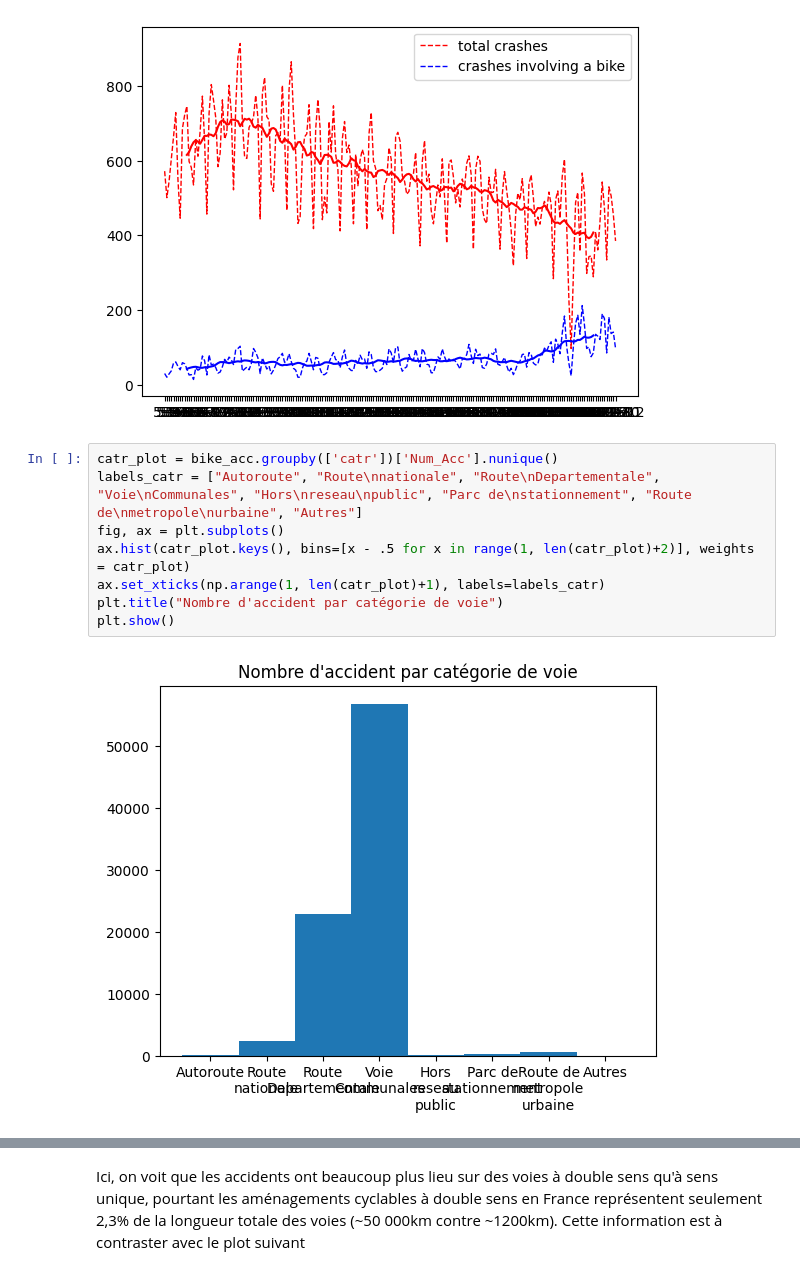
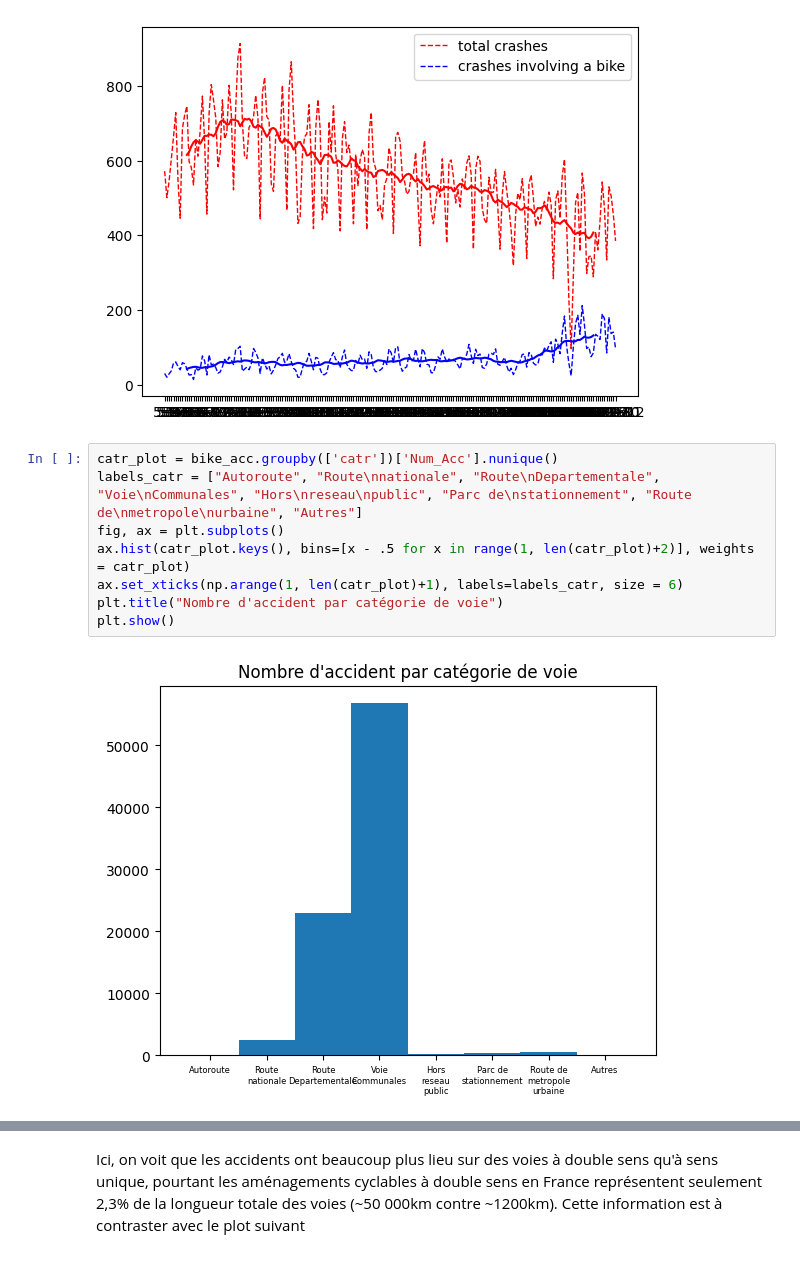
Before and after one commit to gauthgoth/Challenge---Etudes-de-Cas, a Jupyter notebook: data_vis_alex.ipynb, the cells around one changed output, grey strips where cells are left out. Drawn from its saved outputs; the diff is of its cells as text.

```diff
--- a/data_vis_alex.ipynb
+++ b/data_vis_alex.ipynb
@@ -98,13 +98,13 @@ display.Image("./crashes_paris.png")
 # %%
 catr_plot = bike_acc.groupby(['catr'])['Num_Acc'].nunique()
 labels_catr = ["Autoroute", "Route\nnationale", "Route\nDepartementale", "Voie\nCommunales", "Hors\nreseau\npublic", "Parc de\nstationnement", "Route de\nmetropole\nurbaine", "Autres"]
 fig, ax = plt.subplots()
 ax.hist(catr_plot.keys(), bins=[x - .5 for x in range(1, len(catr_plot)+2)], weights = catr_plot)
-ax.set_xticks(np.arange(1, len(catr_plot)+1), labels=labels_catr)
+ax.set_xticks(np.arange(1, len(catr_plot)+1), labels=labels_catr, size = 6)
 plt.title("Nombre d'accident par catégorie de voie")
 plt.show()
 # %% [output]
-[figure, old version]
+[figure, new version]
 # %%
 circ_plot = bike_acc.groupby(['circ'])['Num_Acc'].nunique()
 labels_circ = ["Non\nrenseigne", "Sens\nunique", "Bidirectionnelle", "Chaussees\nseparees", "Voies\nd'affectation\nvariable"]
```
Also changed, not shown: parts of 4 cells of this notebook.
